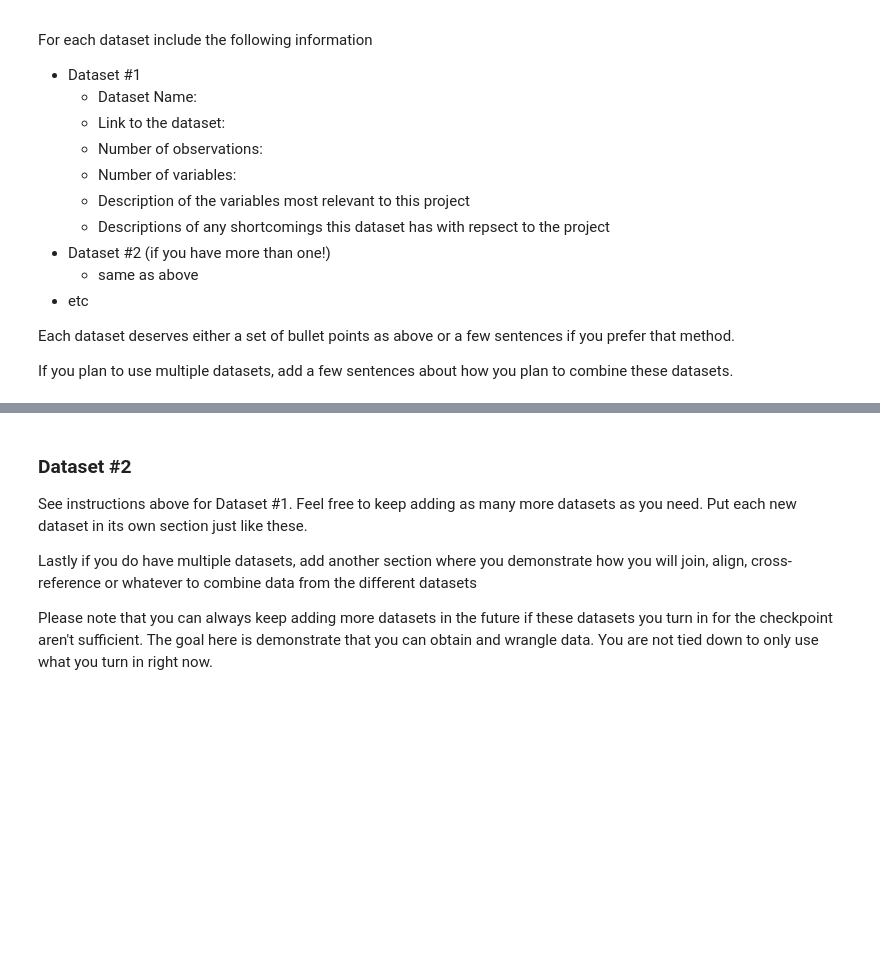
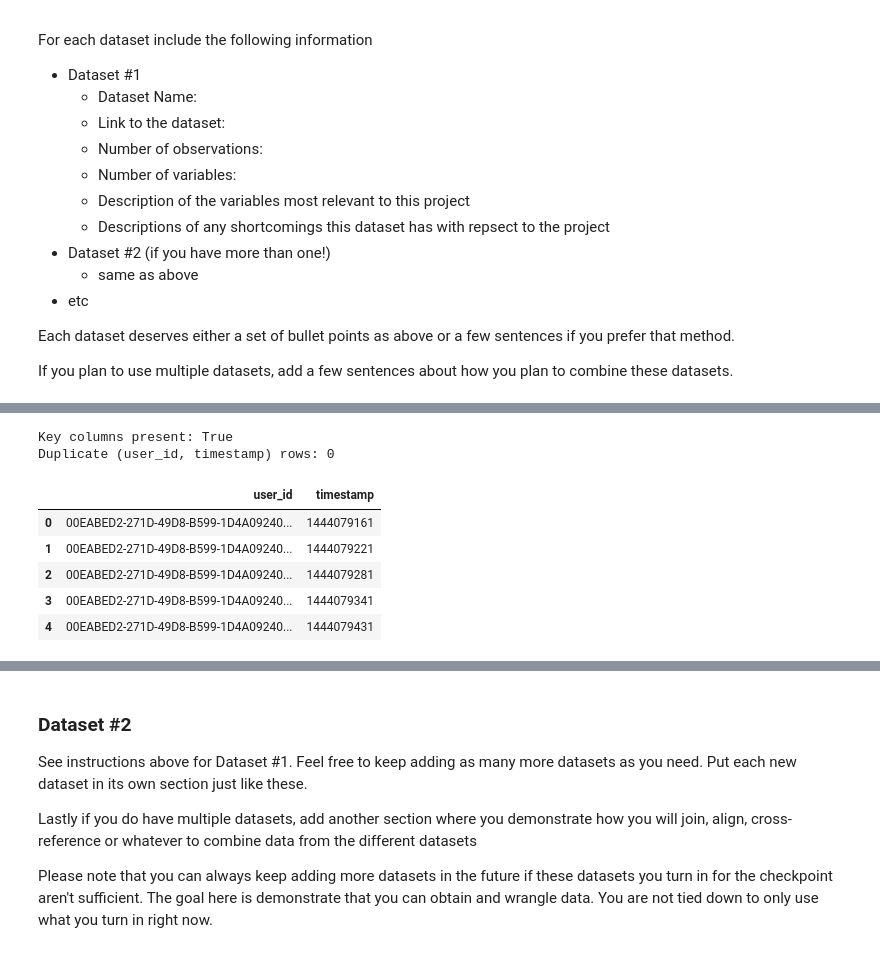
Before and after one commit to COGS108/Group033_WI26, a Jupyter notebook: 01-DataCheckpoint.ipynb, the cells around one changed output, grey strips where cells are left out. Drawn from its saved outputs; the diff is of its cells as text; code cells hidden in the pictures; blank space fills up the shorter version.

```diff
--- a/01-DataCheckpoint.ipynb
+++ b/01-DataCheckpoint.ipynb
@@ -133,0 +203,20 @@ Instructions:
+# %%
+# In this dataset, each row = one example (one minute window) for one user at one timestamp
+# Columns = features + labels. That is already "tidy enough" for analysis.
+
+print("Key columns present:", {"user_id", "timestamp"}.issubset(df.columns))
+
+# Check uniqueness of the natural key (user_id, timestamp)
+dup = df.duplicated(subset=["user_id", "timestamp"]).sum()
+print("Duplicate (user_id, timestamp) rows:", dup)
+
+df[["user_id", "timestamp"]].head()
+# %% [output]
+Key columns present: True
+Duplicate (user_id, timestamp) rows: 0
+|  | user_id | timestamp |
+| 0 | 00EABED2-271D-49D8-B599-1D4A09240... | 1444079161 |
+| 1 | 00EABED2-271D-49D8-B599-1D4A09240... | 1444079221 |
+| 2 | 00EABED2-271D-49D8-B599-1D4A09240... | 1444079281 |
+| 3 | 00EABED2-271D-49D8-B599-1D4A09240... | 1444079341 |
+| 4 | 00EABED2-271D-49D8-B599-1D4A09240... | 1444079431 |
```
Also changed, not shown: parts of 16 cells of this notebook.
